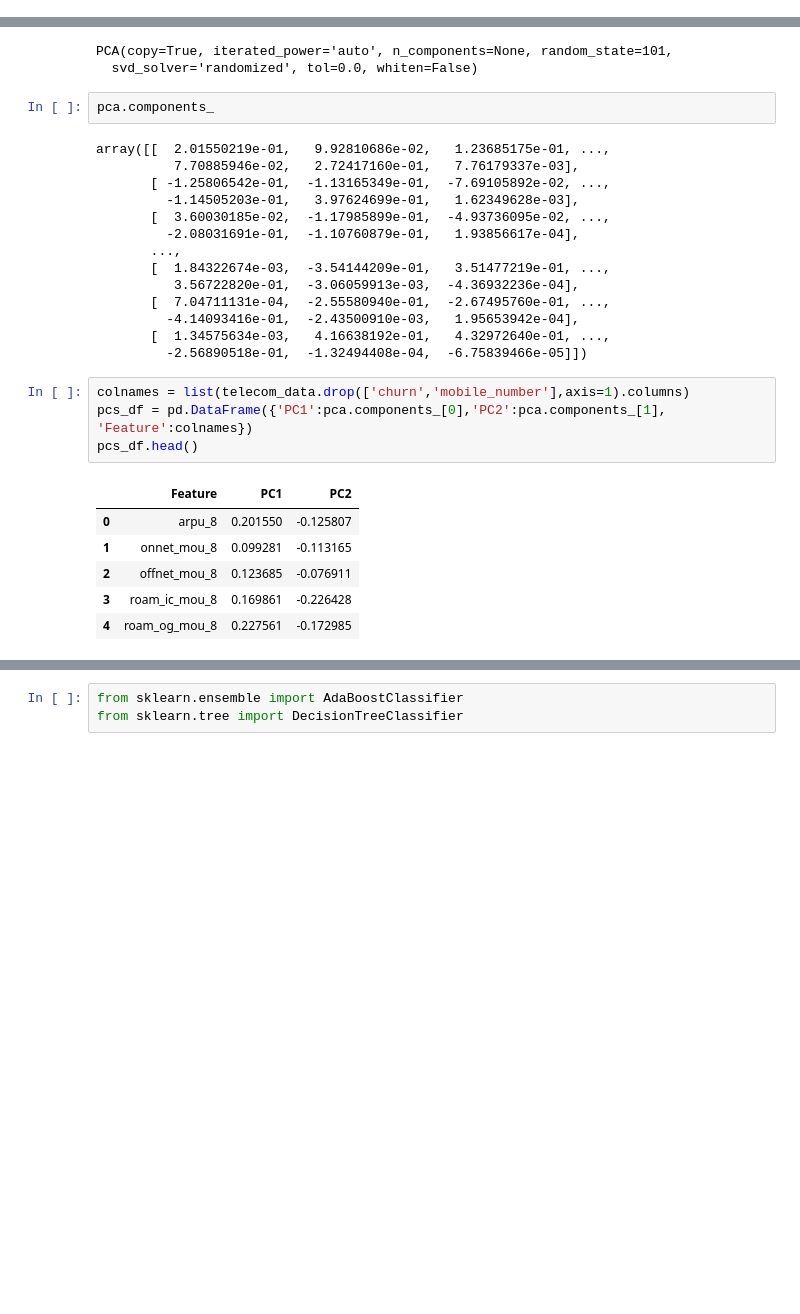
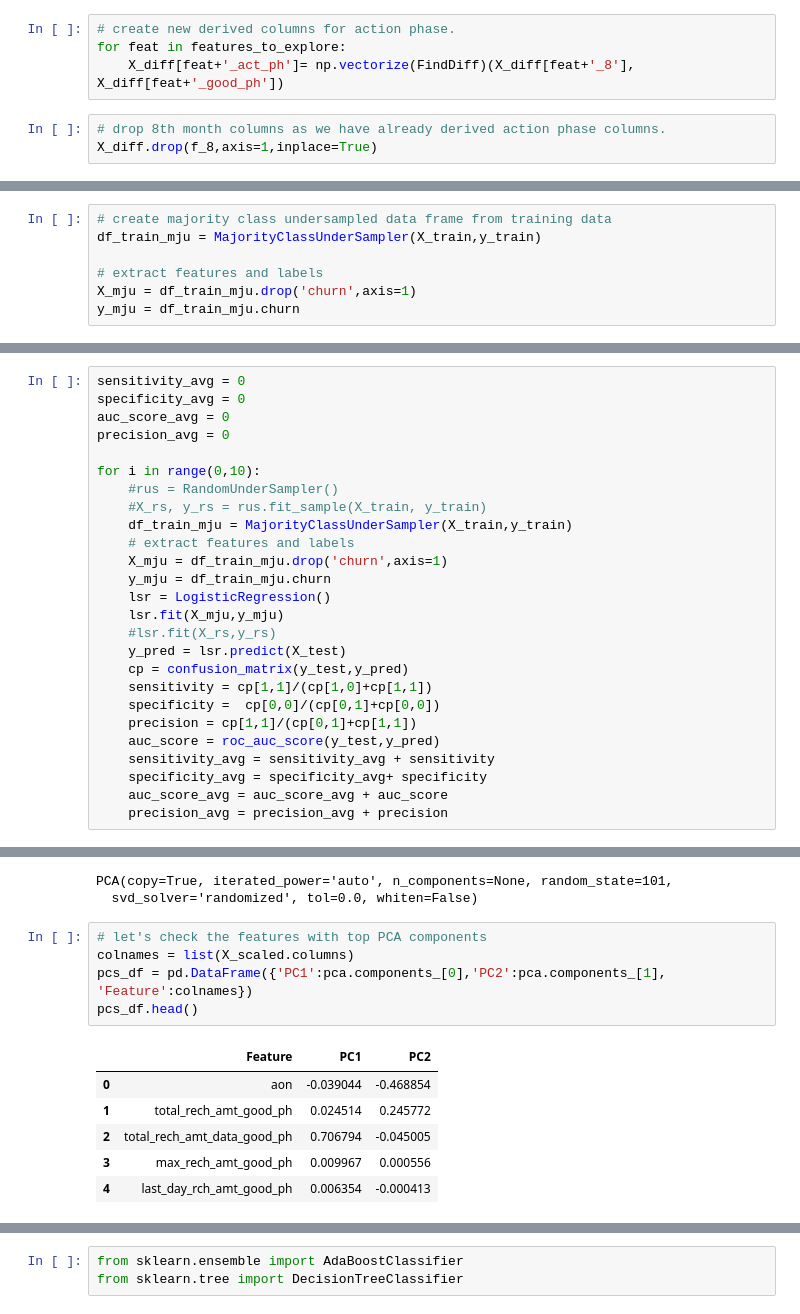
Before and after one commit to saad1504/Telecom_Churn_Case_Study, a Jupyter notebook: Telecom_Churn_Modelling_VM.ipynb, the cells around one changed output, grey strips where cells are left out. Cells and saved outputs as stored; diff of their text form; blank space fills up the shorter version.

```diff
--- a/Telecom_Churn_Modelling_VM.ipynb
+++ b/Telecom_Churn_Modelling_VM.ipynb
@@ -1207,2 +1256,9 @@ y = telecom_data['churn']
+# %%
+# create new derived columns for action phase.
+for feat in features_to_explore:
+    X_diff[feat+'_act_ph']= np.vectorize(FindDiff)(X_diff[feat+'_8'], X_diff[feat+'_good_ph'])
+# %%
+# drop 8th month columns as we have already derived action phase columns.
+X_diff.drop(f_8,axis=1,inplace=True)
 # %% [markdown]
 #### feature standardisation
@@ -1273,3 +1363,10 @@ y_mju = df_train_majority_undersampled.churn
+# %%
+# create majority class undersampled data frame from training data
+df_train_mju = MajorityClassUnderSampler(X_train,y_train)
+
+# extract features and labels
+X_mju = df_train_mju.drop('churn',axis=1)
+y_mju = df_train_mju.churn
 # %%
 lsr = LogisticRegression()
 lsr.fit(X_sm,y_sm)
@@ -1304,0 +1392,26 @@ AUC Score:  0.824823639488
+# %%
+sensitivity_avg = 0
+specificity_avg = 0
+auc_score_avg = 0
+precision_avg = 0
+
+for i in range(0,10):
+    #rus = RandomUnderSampler()
+    #X_rs, y_rs = rus.fit_sample(X_train, y_train)
+    df_train_mju = MajorityClassUnderSampler(X_train,y_train)
+    # extract features and labels
+    X_mju = df_train_mju.drop('churn',axis=1)
+    y_mju = df_train_mju.churn
+    lsr = LogisticRegression()
+    lsr.fit(X_mju,y_mju)
+    #lsr.fit(X_rs,y_rs)
+    y_pred = lsr.predict(X_test)
+    cp = confusion_matrix(y_test,y_pred)
+    sensitivity = cp[1,1]/(cp[1,0]+cp[1,1])
+    specificity =  cp[0,0]/(cp[0,1]+cp[0,0])
+    precision = cp[1,1]/(cp[0,1]+cp[1,1])
+    auc_score = roc_auc_score(y_test,y_pred)
+    sensitivity_avg = sensitivity_avg + sensitivity
+    specificity_avg = specificity_avg+ specificity
+    auc_score_avg = auc_score_avg + auc_score
+    precision_avg = precision_avg + precision
@@ -1312,30 +1439,15 @@ pca.fit(X_mju)
 # %% [output]
 PCA(copy=True, iterated_power='auto', n_components=None, random_state=101,
   svd_solver='randomized', tol=0.0, whiten=False)
-# %%
-pca.components_
-# %% [output]
-array([[  2.01550219e-01,   9.92810686e-02,   1.23685175e-01, ...,
-          7.70885946e-02,   2.72417160e-01,   7.76179337e-03],
-       [ -1.25806542e-01,  -1.13165349e-01,  -7.69105892e-02, ...,
-         -1.14505203e-01,   3.97624699e-01,   1.62349628e-03],
-       [  3.60030185e-02,  -1.17985899e-01,  -4.93736095e-02, ...,
-         -2.08031691e-01,  -1.10760879e-01,   1.93856617e-04],
-       ...,
-       [  1.84322674e-03,  -3.54144209e-01,   3.51477219e-01, ...,
-          3.56722820e-01,  -3.06059913e-03,  -4.36932236e-04],
-       [  7.04711131e-04,  -2.55580940e-01,  -2.67495760e-01, ...,
-         -4.14093416e-01,  -2.43500910e-03,   1.95653942e-04],
-       [  1.34575634e-03,   4.16638192e-01,   4.32972640e-01, ...,
-         -2.56890518e-01,  -1.32494408e-04,  -6.75839466e-05]])
 # %%
-colnames = list(telecom_data.drop(['churn','mobile_number'],axis=1).columns)
+# let's check the features with top PCA components
+colnames = list(X_scaled.columns)
 pcs_df = pd.DataFrame({'PC1':pca.components_[0],'PC2':pca.components_[1], 'Feature':colnames})
 pcs_df.head()
 # %% [output]
 |  | Feature | PC1 | PC2 |
-| 0 | arpu_8 | 0.201550 | -0.125807 |
-| 1 | onnet_mou_8 | 0.099281 | -0.113165 |
-| 2 | offnet_mou_8 | 0.123685 | -0.076911 |
-| 3 | roam_ic_mou_8 | 0.169861 | -0.226428 |
-| 4 | roam_og_mou_8 | 0.227561 | -0.172985 |
+| 0 | aon | -0.039044 | -0.468854 |
+| 1 | total_rech_amt_good_ph | 0.024514 | 0.245772 |
+| 2 | total_rech_amt_data_good_ph | 0.706794 | -0.045005 |
+| 3 | max_rech_amt_good_ph | 0.009967 | 0.000556 |
+| 4 | last_day_rch_amt_good_ph | 0.006354 | -0.000413 |
```
Also changed, not shown: parts of 131 cells of this notebook.
